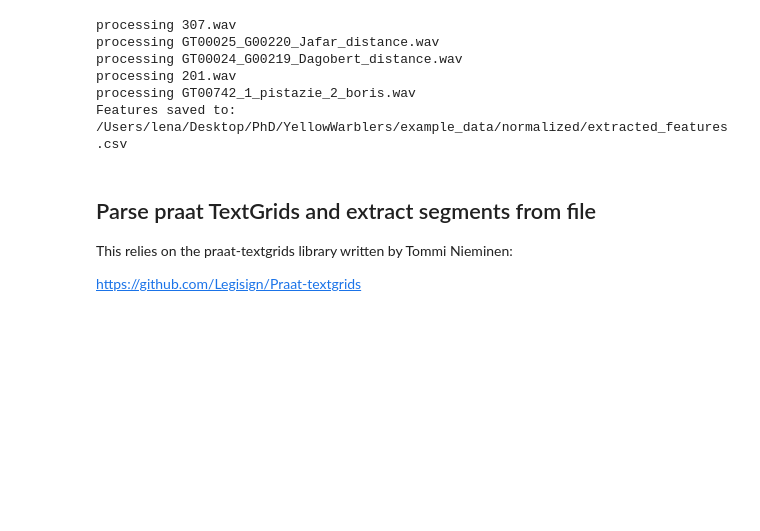
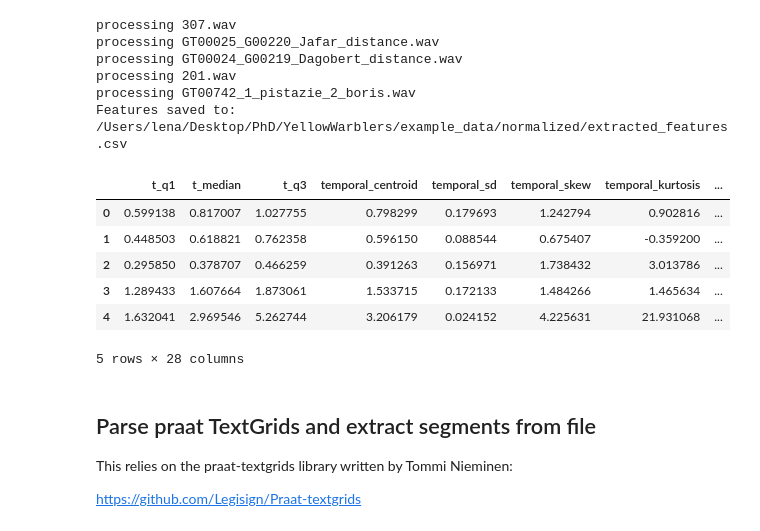
Before and after one commit to lgies23/biosonic, a Jupyter notebook: example_usage.ipynb, the cells around one changed output. Saved outputs shown, nothing was run; the diff lists cells and outputs as text; code cells hidden in the pictures; blank space fills up the shorter version.

```diff
--- a/example_usage.ipynb
+++ b/example_usage.ipynb
@@ -177,6 +178,16 @@ processing GT00024_G00219_Dagobert_distance.wav
 processing 201.wav
 processing GT00742_1_pistazie_2_boris.wav
 Features saved to: /Users/lena/Desktop/PhD/YellowWarblers/example_data/normalized/extracted_features.csv
+# %%
+features_df
+# %% [output]
+|  | t_q1 | t_median | t_q3 | temporal_centroid | temporal_sd | temporal_skew | temporal_kurtosis | ... |
+| 0 | 0.599138 | 0.817007 | 1.027755 | 0.798299 | 0.179693 | 1.242794 | 0.902816 | ... |
+| 1 | 0.448503 | 0.618821 | 0.762358 | 0.596150 | 0.088544 | 0.675407 | -0.359200 | ... |
+| 2 | 0.295850 | 0.378707 | 0.466259 | 0.391263 | 0.156971 | 1.738432 | 3.013786 | ... |
+| 3 | 1.289433 | 1.607664 | 1.873061 | 1.533715 | 0.172133 | 1.484266 | 1.465634 | ... |
+| 4 | 1.632041 | 2.969546 | 5.262744 | 3.206179 | 0.024152 | 4.225631 | 21.931068 | ... |
+5 rows × 28 columns
 # %% [markdown]
 ## Parse praat TextGrids and extract segments from file
 This relies on the praat-textgrids library written by Tommi Nieminen:
```
Also changed, not shown: parts of 7 cells of this notebook, 5 other files.
